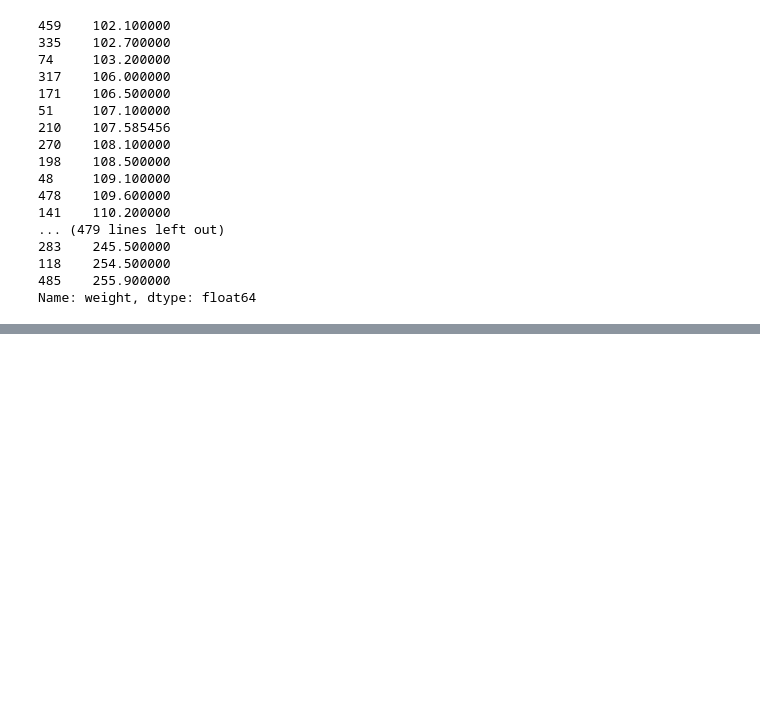
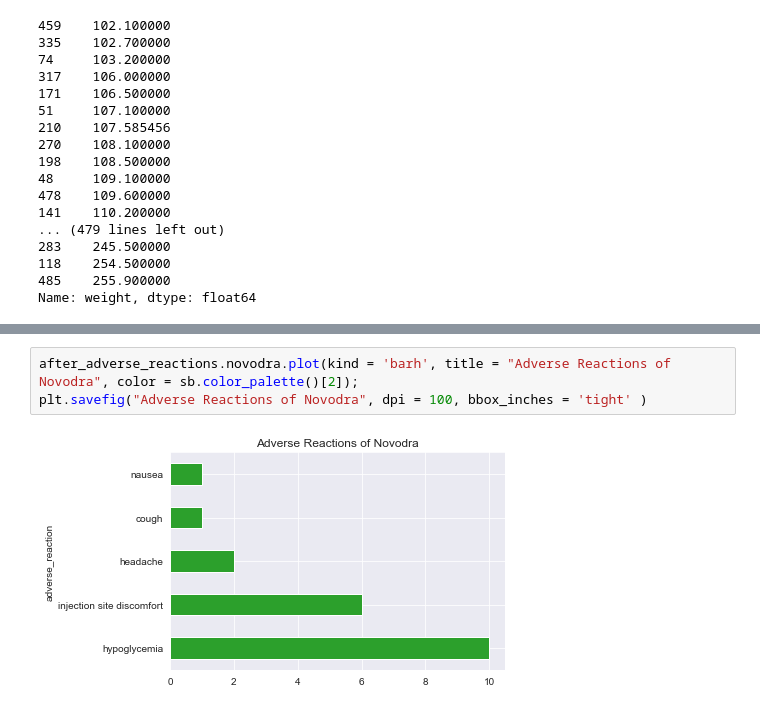
Before and after one commit to Py-pharm/Clinical-Trial-Data-Analysis, a Jupyter notebook: Clinical Trial Data Analysis.ipynb, the cells around one changed output, grey strips where cells are left out. Drawn from its saved outputs; the diff is of its cells as text; blank space fills up the shorter version.

```diff
--- a/Clinical Trial Data Analysis.ipynb
+++ b/Clinical Trial Data Analysis.ipynb
@@ -886,0 +931,5 @@ Name: weight, dtype: float64
+# %%
+after_adverse_reactions.novodra.plot(kind = 'barh', title = "Adverse Reactions of Novodra", color = sb.color_palette()[2]);
+plt.savefig("Adverse Reactions of Novodra", dpi = 100, bbox_inches = 'tight' )
+# %% [output]
+[figure, added]
```
Also changed, not shown: parts of 19 cells of this notebook, 5 other files.
